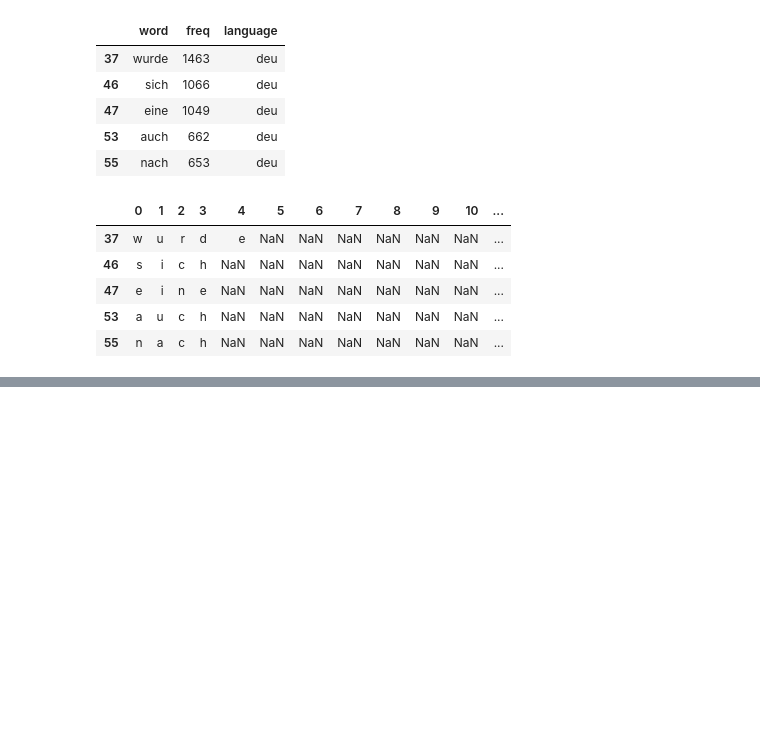
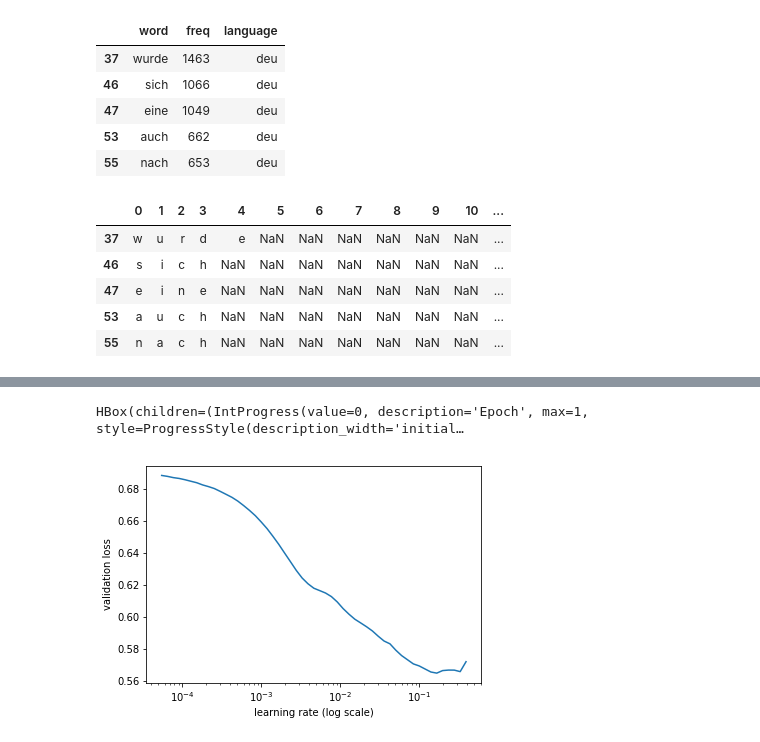
Before and after one commit to quentin-auge/fastai, a Jupyter notebook: courses/dl1/words.ipynb, the cells around one changed output, grey strips where cells are left out. Cells and saved outputs as stored; diff of their text form; code cells hidden in the pictures; blank space fills up the shorter version.

Commit message:
finalize classification on words dataset
better model with embeddings (better score, less prone to overfitting)

```diff
--- a/courses/dl1/words.ipynb
+++ b/courses/dl1/words.ipynb
@@ -128,0 +278,7 @@ epoch      trn_loss   val_loss   acc
+# %%
+n = data.shape[0]
+val_idxs = np.random.choice(n, int(n * 0.5), replace=False)
+# %%
+PATH = 'data/words/'
+md = ColumnarModelData.from_data_frame(PATH, val_idxs, data, y_dummy2, cat_flds=list(range(MAX_LEN)), bs=128,
+                                       is_reg=False, is_multi=True)
@@ -128,0 +305,12 @@ epoch      trn_loss   val_loss   acc
+# %%
+emb_szs = [(c, 13) for _,c in cat_sz]
+# %%
+learn = md.get_learner(emb_szs, 0, 0.4, 5, [500], [0.2])
+# %%
+learn.lr_find()
+# %% [output]
+HBox(children=(IntProgress(value=0, description='Epoch', max=1, style=ProgressStyle(description_width='initial…
+# %%
+learn.sched.plot()
+# %% [output]
+[figure, added]
```
Also changed, not shown: parts of 41 cells of this notebook.
